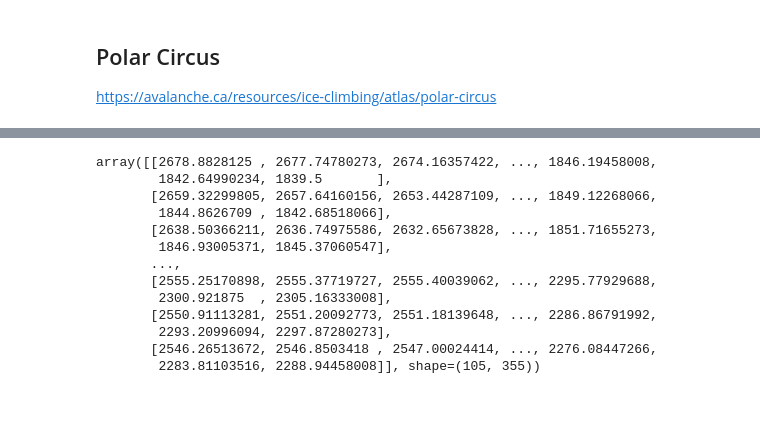
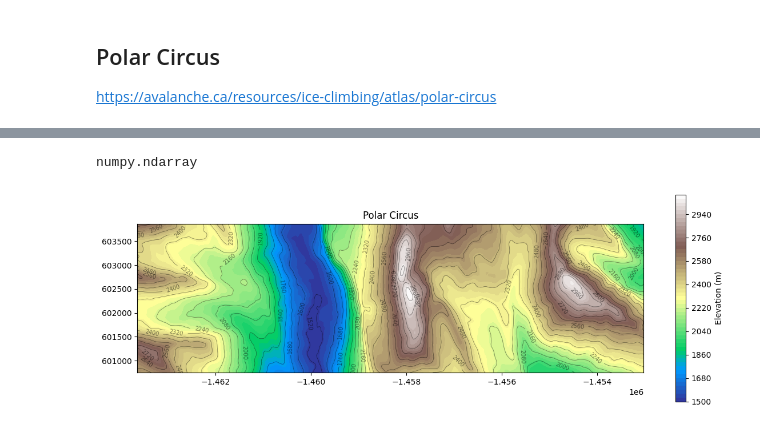
Before and after one commit to jacKlinc/ice-autoATES, a Jupyter notebook: notebooks/rule-based.ipynb, the cells around one changed output, grey strips where cells are left out. Saved outputs shown, nothing was run; the diff lists cells and outputs as text; code cells hidden in the pictures.

Commit message:
Added contour plot for Polar Circus

```diff
--- a/notebooks/rule-based.ipynb
+++ b/notebooks/rule-based.ipynb
@@ -16,7 +17,14 @@ https://avalanche.ca/resources/ice-climbing/atlas/polar-circus
 with rasterio.open("../data/polar-circus/output_be.tif") as src:
     dem = src.read(1).astype(float)
     res_x, res_y = src.res  # metres per pixel
+    transform = src.transform
+    height, width = src.height, src.width
+
 
 dy, dx = np.gradient(dem, res_y, res_x)
 slope_deg = np.degrees(np.arctan(np.sqrt(dx**2 + dy**2)))
+
+x_coords = transform.c + transform.a * np.arange(width)
+y_coords = transform.f + transform.e * np.arange(height)
+X, Y = np.meshgrid(x_coords, y_coords)
 # %%
@@ -26,16 +46,22 @@ dem.shape
 # %%
-dem
+type(X)
 # %% [output]
-array([[2678.8828125 , 2677.74780273, 2674.16357422, ..., 1846.19458008,
-        1842.64990234, 1839.5       ],
-       [2659.32299805, 2657.64160156, 2653.44287109, ..., 1849.12268066,
-        1844.8626709 , 1842.68518066],
-       [2638.50366211, 2636.74975586, 2632.65673828, ..., 1851.71655273,
-        1846.93005371, 1845.37060547],
-       ...,
-       [2555.25170898, 2555.37719727, 2555.40039062, ..., 2295.77929688,
-        2300.921875  , 2305.16333008],
-       [2550.91113281, 2551.20092773, 2551.18139648, ..., 2286.86791992,
-        2293.20996094, 2297.87280273],
-       [2546.26513672, 2546.8503418 , 2547.00024414, ..., 2276.08447266,
-        2283.81103516, 2288.94458008]], shape=(105, 355))
+numpy.ndarray
+# %%
+def plot_contour(X: np.ndarray, Y: np.ndarray, title: str):
+    _, ax = plt.subplots(figsize=(12, 4))
+    contour = ax.contourf(X, Y, dem, levels=60, cmap="terrain")
+    contour_lines = ax.contour(
+        X, Y, dem, levels=20, colors="black", linewidths=0.5, alpha=0.5
+    )
+    plt.colorbar(contour, ax=ax, label="Elevation (m)")
+    ax.clabel(contour_lines, inline=True, fontsize=7, fmt="%.0f")
+    ax.set_title(title)
+    ax.set_aspect("equal")
+    plt.tight_layout()
+    plt.show()
+
+
+plot_contour(X, Y, "Polar Circus")
+# %% [output]
+[figure, added]
```
Also changed, not shown: parts of 2 cells of this notebook, 1 other file.
